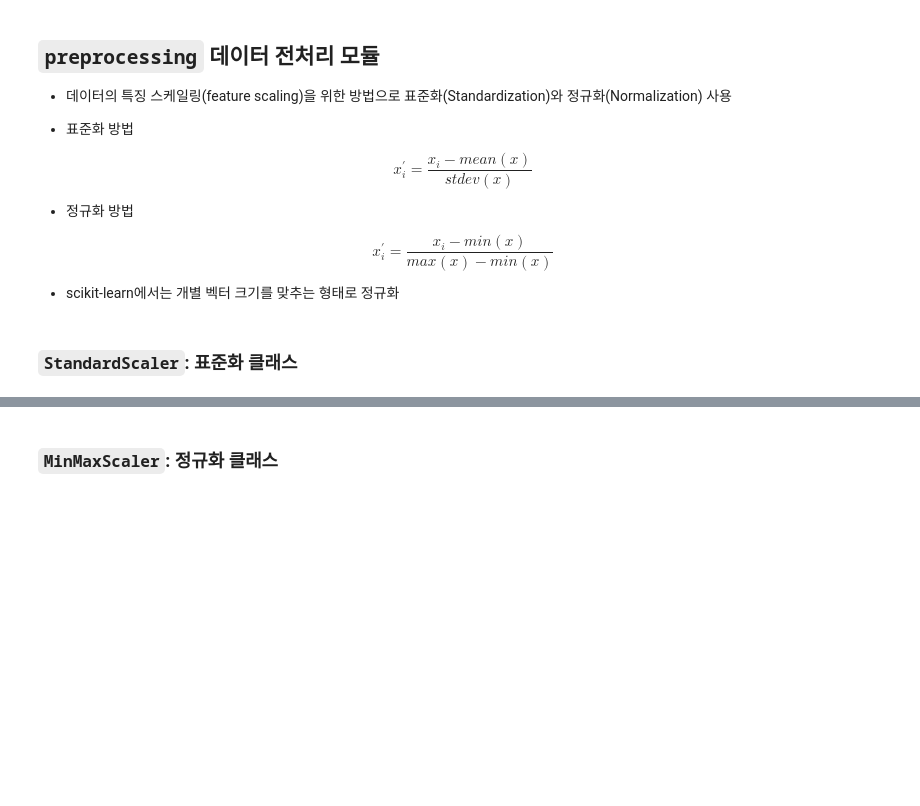
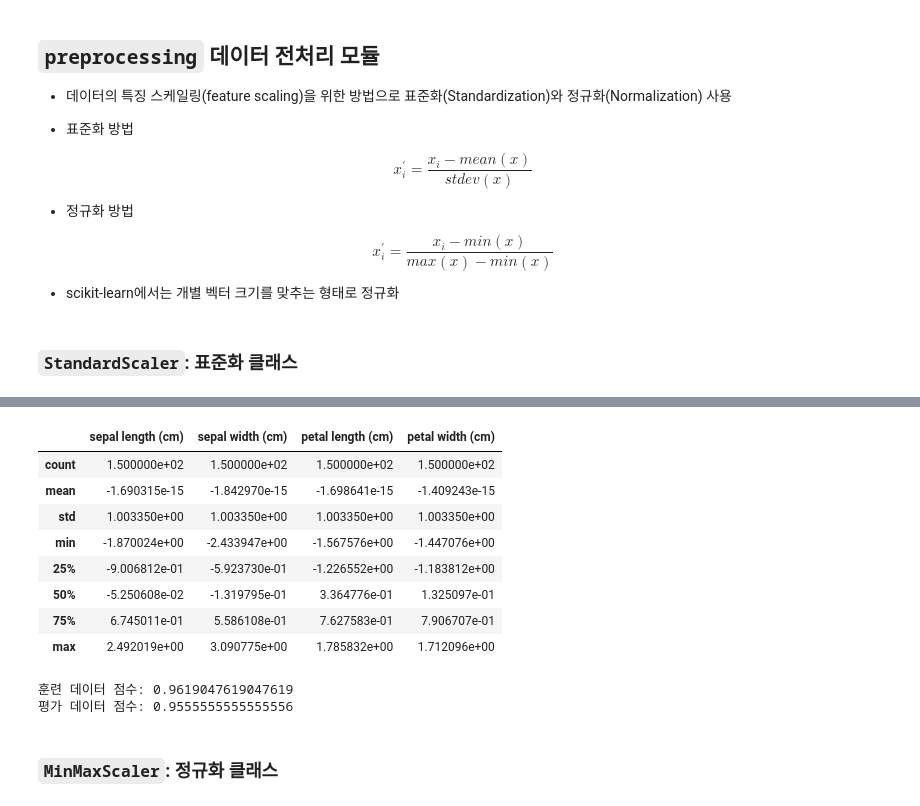
Before and after one commit to WooHyeok-Moon/Machine_Learning_Study, a Jupyter notebook: _2_Scikit_Learn.ipynb, the cells around one changed output, grey strips where cells are left out. Drawn from its saved outputs; the diff is of its cells as text; code cells hidden in the pictures; blank space fills up the shorter version.

```diff
--- a/_2_Scikit_Learn.ipynb
+++ b/_2_Scikit_Learn.ipynb
@@ -389,2 +403,30 @@ x_i^{'} = \frac{x_i-min(x)}{max(x)-min(x)}
+# %%
+from sklearn.preprocessing import StandardScaler
+
+scaler = StandardScaler()
+iris_scaled = scaler.fit_transform(iris_df)
+iris_df_scaled = pd.DataFrame(data=iris_scaled, columns=iris.feature_names)
+iris_df_scaled.describe()
+# %% [output]
+|  | sepal length (cm) | sepal width (cm) | petal length (cm) | petal width (cm) |
+| count | 1.500000e+02 | 1.500000e+02 | 1.500000e+02 | 1.500000e+02 |
+| mean | -1.690315e-15 | -1.842970e-15 | -1.698641e-15 | -1.409243e-15 |
+| std | 1.003350e+00 | 1.003350e+00 | 1.003350e+00 | 1.003350e+00 |
+| min | -1.870024e+00 | -2.433947e+00 | -1.567576e+00 | -1.447076e+00 |
+| 25% | -9.006812e-01 | -5.923730e-01 | -1.226552e+00 | -1.183812e+00 |
+| 50% | -5.250608e-02 | -1.319795e-01 | 3.364776e-01 | 1.325097e-01 |
+| 75% | 6.745011e-01 | 5.586108e-01 | 7.627583e-01 | 7.906707e-01 |
+| max | 2.492019e+00 | 3.090775e+00 | 1.785832e+00 | 1.712096e+00 |
+# %%
+X_train, X_test, y_train, y_test = train_test_split(iris_df_scaled, iris.target, test_size=0.3)
+
+model = LogisticRegression()
+model.fit(X_train,y_train)
+
+print("훈련 데이터 점수: {}".format(model.score(X_train, y_train)))
+print("평가 데이터 점수: {}".format(model.score(X_test, y_test)))
+# %% [output]
+훈련 데이터 점수: 0.9619047619047619
+평가 데이터 점수: 0.9555555555555556
 # %% [markdown]
 ### `MinMaxScaler`: 정규화 클래스
```
Also changed, not shown: parts of 19 cells of this notebook.
